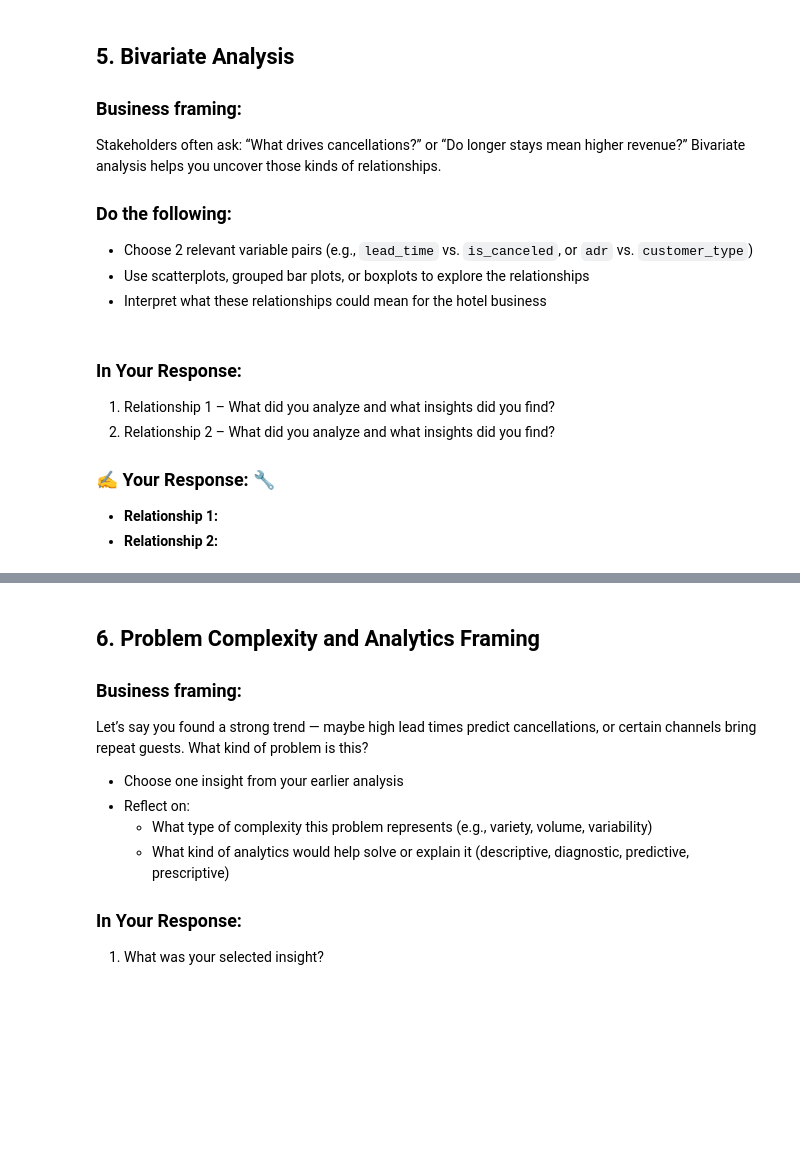
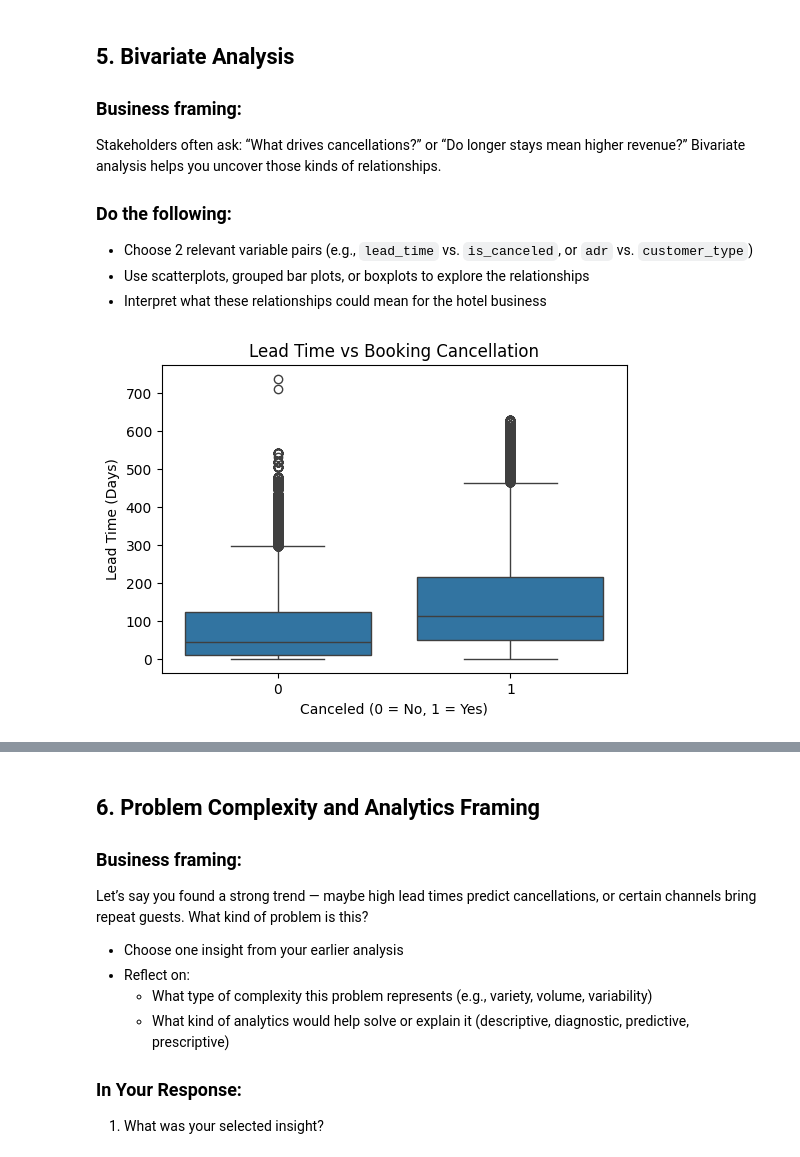
Before and after one commit to kaitlyno104-wq/IS-4487, a Jupyter notebook: Assignments/assignment_05_eda.ipynb, the cells around one changed output, grey strips where cells are left out. Saved outputs shown, nothing was run; the diff lists cells and outputs as text; code cells hidden in the pictures; blank space fills up the shorter version.

```diff
--- a/Assignments/assignment_05_eda.ipynb
+++ b/Assignments/assignment_05_eda.ipynb
@@ -292,8 +295,10 @@ Stakeholders often ask: “What drives cancellations?” or “Do longer stays m
-# %% [markdown]
-### In Your Response:
-1. Relationship 1 – What did you analyze and what insights did you find?
-2. Relationship 2 – What did you analyze and what insights did you find?
-
-### ✍️ Your Response: 🔧
-- **Relationship 1:**
-- **Relationship 2:**
+# %%
+# Your code to analyze variable relationships (e.g., scatterplots, grouped bars) 🔧
+plt.figure(figsize=(6,4))
+sns.boxplot(x='is_canceled', y='lead_time', data=df)
+plt.title("Lead Time vs Booking Cancellation")
+plt.xlabel("Canceled (0 = No, 1 = Yes)")
+plt.ylabel("Lead Time (Days)")
+plt.show()
+# %% [output]
+[figure, added]
```
Also changed, not shown: parts of 9 cells of this notebook.
